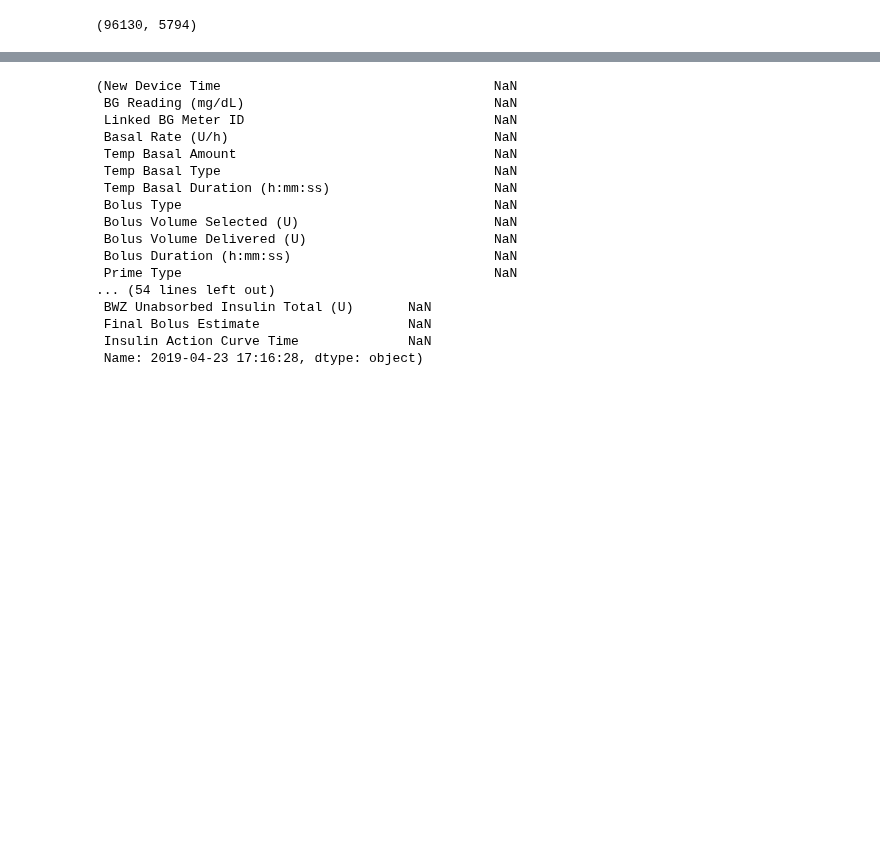
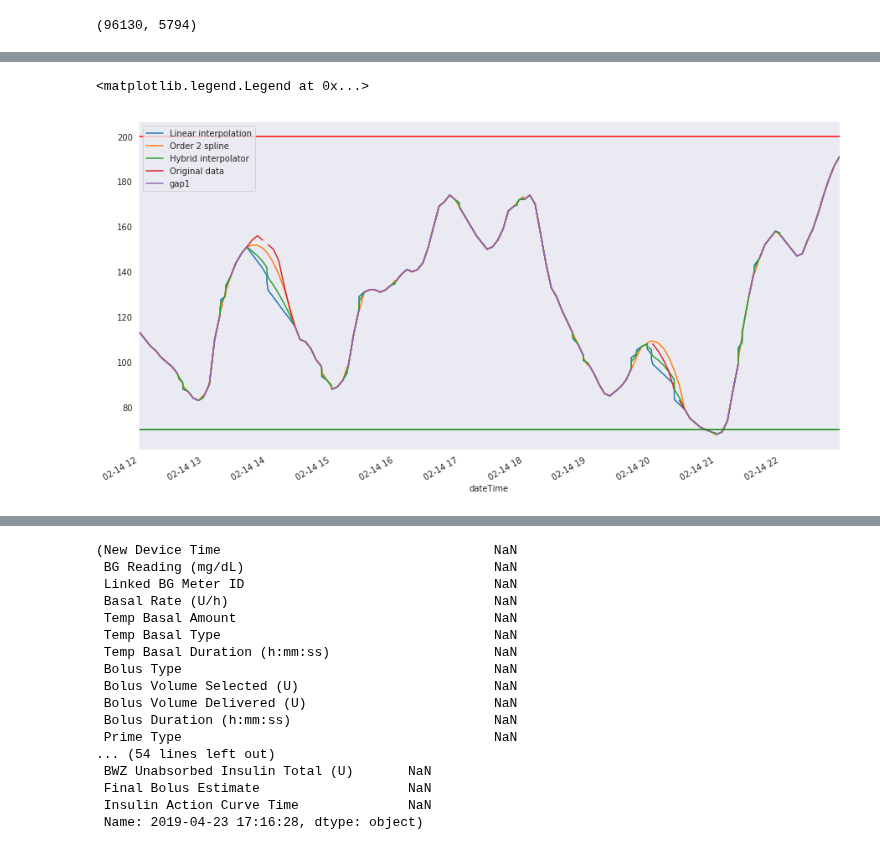
Before and after one commit to gmagannaDevelop/DiabManager, a Jupyter notebook: Carelink.ipynb, the cells around one changed output, grey strips where cells are left out. Cells and saved outputs as stored; diff of their text form; code cells hidden in the pictures; blank space fills up the shorter version.

```diff
--- a/Carelink.ipynb
+++ b/Carelink.ipynb
@@ -317,0 +362,10 @@ plt.legend(['Basal', 'Linear', 'Slinear', 'Quadratic', 'Cubic', 'spline', 'hybri
+# %%
+gap1.interpolate(method='linear').plot()
+gap1.interpolate(method='spline', order=2).plot()
+hybrid_interpolator(gap1).plot()
+test_day.plot()
+gap1.plot()
+plt.axhline(200, color='red')
+plt.axhline(70, color='green')
+plt.legend(['Linear interpolation', 'Order 2 spline', 'Hybrid interpolator', 'Original data', 'gap1'])
+# %% [output]
@@ -317,0 +389,2 @@ plt.legend(['Basal', 'Linear', 'Slinear', 'Quadratic', 'Cubic', 'spline', 'hybri
+<matplotlib.legend.Legend at 0x...>
+[figure, added]
```
Also changed, not shown: parts of 21 cells of this notebook, 1 other file.
